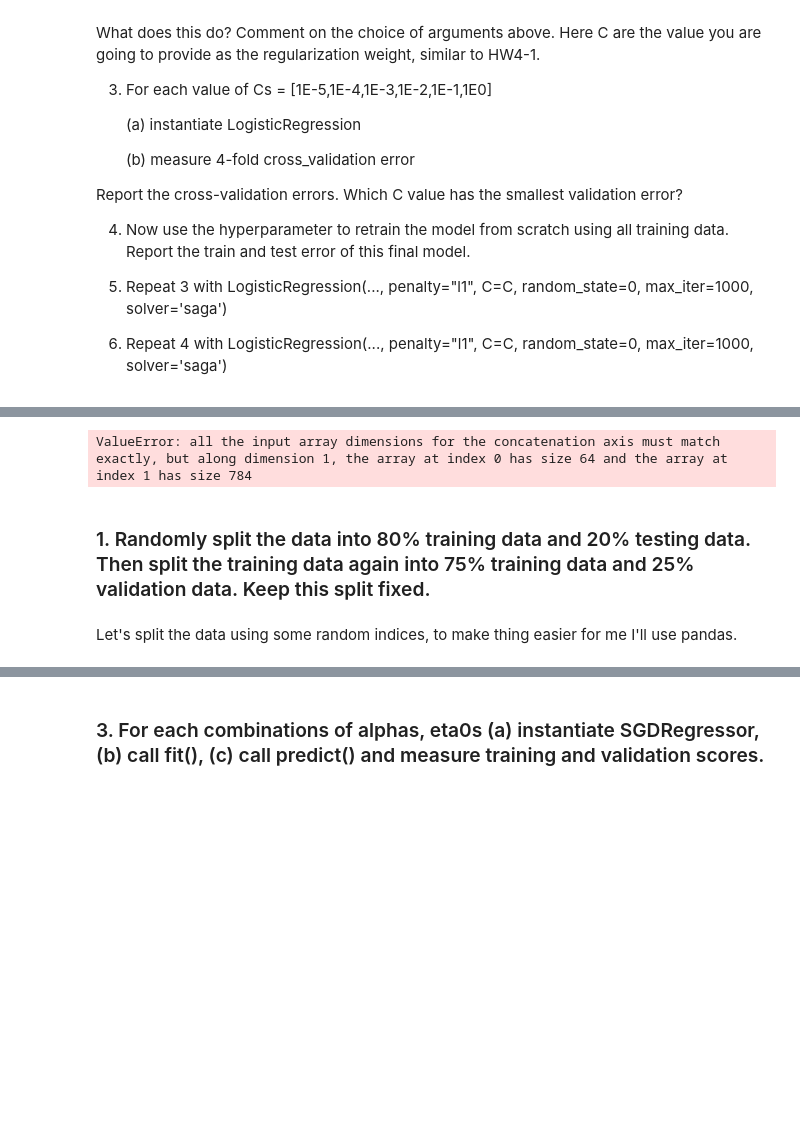
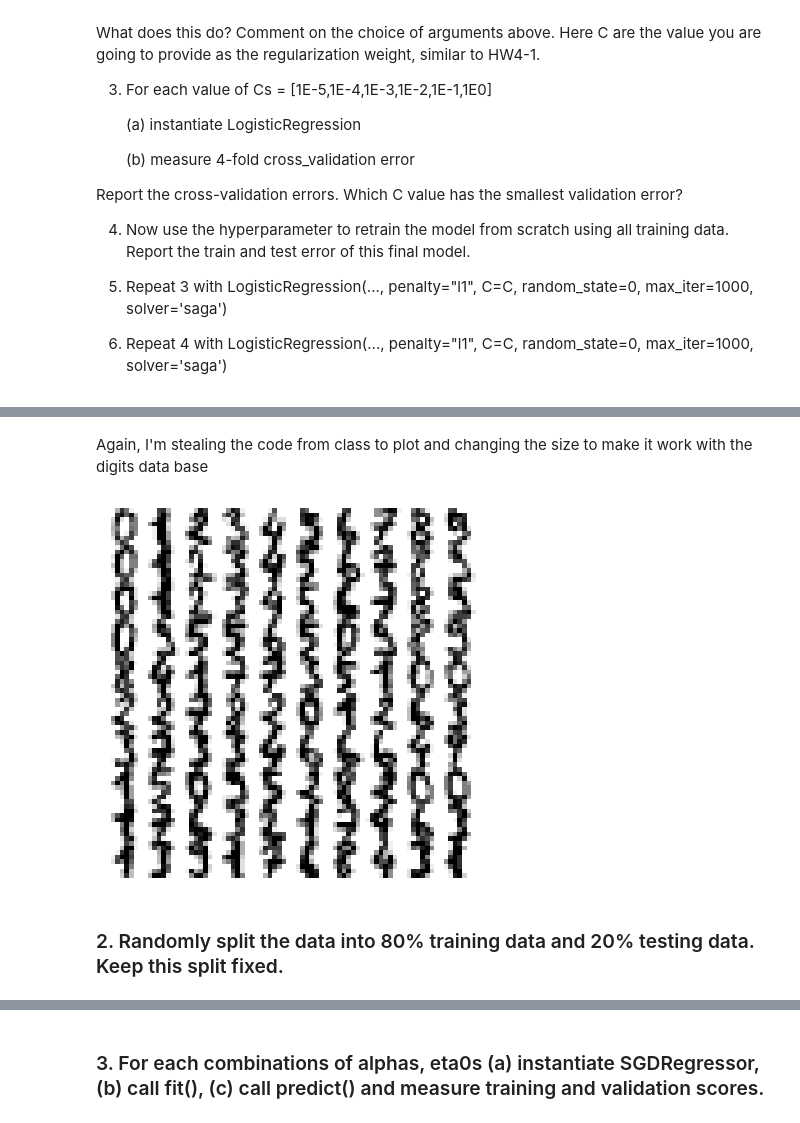
Before and after one commit to sergiogyoz/Machine-Learning, a Jupyter notebook: HWs/HW4_2_Sergio_Villamarin.ipynb, the cells around one changed output, grey strips where cells are left out. Drawn from its saved outputs; the diff is of its cells as text; code cells hidden in the pictures; blank space fills up the shorter version.

```diff
--- a/HWs/HW4_2_Sergio_Villamarin.ipynb
+++ b/HWs/HW4_2_Sergio_Villamarin.ipynb
@@ -48,29 +60,23 @@ import matplotlib.pyplot as plt
+# %% [markdown]
+Again, I'm stealing the code from class to plot and changing the size to make it work with the digits data base
 # %%
-from sklearn.datasets import load_digits
-
-data = load_digits()
-X = data["data"]
-Y = data["target"]
-
 def plot_digits(instances, images_per_row=10, **options):
-    size = 28
+    size = 8
     images_per_row = min(len(instances), images_per_row)
     n_rows = (len(instances) - 1) // images_per_row + 1
 
     n_empty = n_rows * images_per_row - len(instances)
     padded_instances = np.concatenate([instances, np.zeros((n_empty, size * size))], axis=0)
 
     image_grid = padded_instances.reshape((n_rows, images_per_row, size, size))
 
     big_image = image_grid.transpose(0, 2, 1, 3).reshape(n_rows * size,
                                                          images_per_row * size)
     plt.imshow(big_image, cmap = mpl.cm.binary, **options)
     plt.axis("off")
 
 plot_digits(X[0:100])
 # %% [output]
-ValueError: all the input array dimensions for the concatenation axis must match exactly, but along dimension 1, the array at index 0 has size 64 and the array at index 1 has size 784
+[figure, added]
 # %% [markdown]
-### 1. Randomly split the data into 80% training data and 20% testing data. Then split the training data again into 75% training data and 25% validation data. Keep this split fixed.
+### 2. Randomly split the data into 80% training data and 20% testing data. Keep this split fixed.
-# %% [markdown]
-Let's split the data using some random indices, to make thing easier for me I'll use pandas.
```
Also changed, not shown: parts of 12 cells of this notebook.
